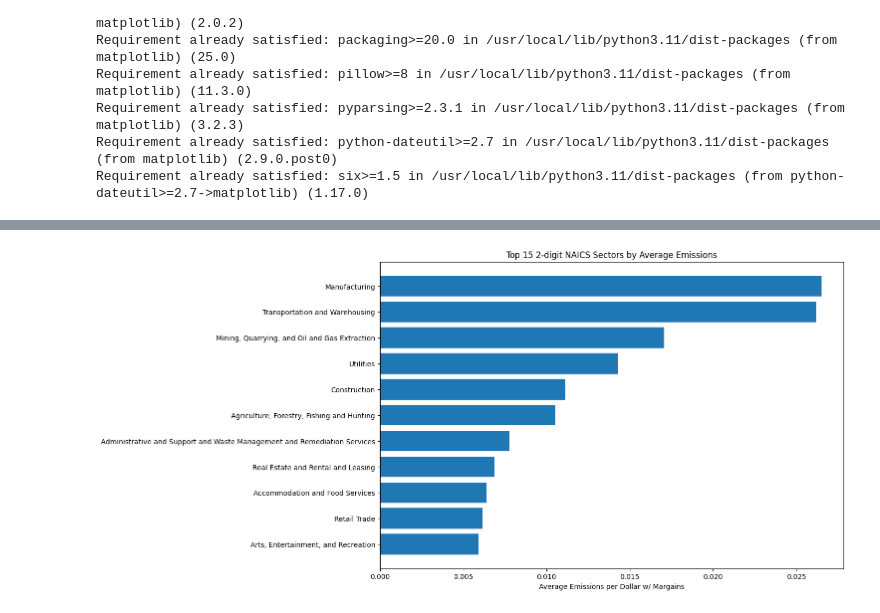
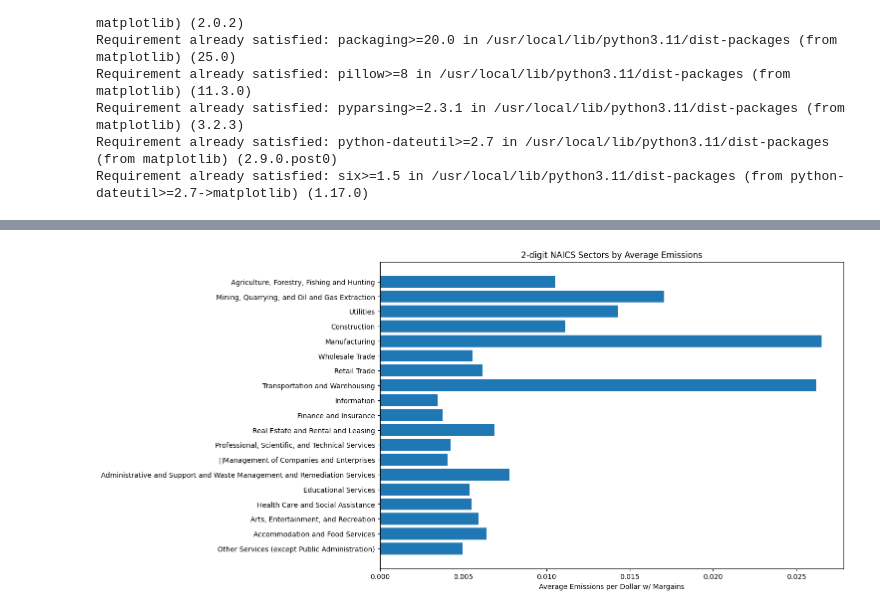
Before and after one commit to coopaloop536/Cooper_CO2_Emissions, a Jupyter notebook: CO2_Emissions_Project.ipynb, the cells around one changed output, grey strips where cells are left out. Saved outputs shown, nothing was run; the diff lists cells and outputs as text; code cells hidden in the pictures.

```diff
--- a/CO2_Emissions_Project.ipynb
+++ b/CO2_Emissions_Project.ipynb
@@ -55,13 +55,11 @@ df['NAICS Code'] = pd.to_numeric(df['NAICS Code'], errors='coerce') ## NAICS Cod
 
 df = df.dropna(subset=['NAICS Code']) ## Drops any rows that are missing NAICS Code
 
-df['NAICS Code'] = df['NAICS Code'].astype(int) ## Turns NAICS Code into an integer because sometimes there's floats
+df['NAICS Code'] = df['NAICS Code'].astype(str)
 
-df['NAICS Code'] = df['NAICS Code'].astype(str).str.zfill(6) ## Makes sure the NAICS Code is always 6 digits long because somewhere in the dataset there is a sub-6-digit NAICS Code
+grouped_2digit = df['NAICS Code'].str[:2]
 
-def truncate_naics(naics_code, digits=2): ## Truncates the NAICS Code to the specified number of digits which is 2 in this case
-    return naics_code[:digits]
+grouped_2digit = df.groupby(grouped_2digit)['Emissions per Dollar w/ Margains'].mean()
 
-grouped_2digit = df.groupby(df['NAICS Code'].apply(lambda x: truncate_naics(x, digits=2)))['Emissions per Dollar w/ Margains'].mean() ## Groups the data by the first 2 digits of the NAICS Code and calculates the average emissions per dollar
 
-grouped_2digit = grouped_2digit.sort_values(ascending=False) ## Sorts the data by the average emissions per dollar in descending order
+print(grouped_2digit)
@@ -68,31 +84,39 @@ grouped_2digit = grouped_2digit.sort_values(ascending=False) ## Sorts the data b
 # %%
 naics_2digit_names = {
     '11': 'Agriculture, Forestry, Fishing and Hunting',
     '21': 'Mining, Quarrying, and Oil and Gas Extraction',
     '22': 'Utilities',
     '23': 'Construction',
     '31': 'Manufacturing',
     '32': 'Manufacturing',
     '33': 'Manufacturing',
     '42': 'Wholesale Trade',
     '44': 'Retail Trade',
     '48': 'Transportation and Warehousing',
     '56': 'Administrative and Support and Waste Management and Remediation Services',
     '49': 'Transportation and Warehousing',
     '72': 'Accommodation and Food Services',
     '53': 'Real Estate and Rental and Leasing',
     '71': 'Arts, Entertainment, and Recreation',
     '62': 'Health Care and Social Assistance',
-    '45': 'Retail Trade'
+    '45': 'Retail Trade',
+    '61': 'Educational Services',
+    '81': 'Other Services (except Public Administration)',
+    '51': 'Information',
+    '52': 'Finance and Insurance',
+    '54': 'Professional, Scientific, and Technical Services',
+    '55': '	Management of Companies and Enterprises'
+
+
     }
 
 labels = grouped_2digit.index.map(naics_2digit_names.get)
 plt.figure(figsize=(12, 8))
-plt.barh(labels[:15], grouped_2digit.head(15))  # top 15 sectors
+plt.barh(labels, grouped_2digit)
 
 plt.xlabel('Average Emissions per Dollar w/ Margains')
-plt.title('Top 15 2-digit NAICS Sectors by Average Emissions')
+plt.title('2-digit NAICS Sectors by Average Emissions')
 plt.gca().invert_yaxis()  # Highest emission on top
 plt.show()
 # %% [output]
-[figure, old version]
+[figure, new version]
```
Also changed, not shown: parts of 1 cell of this notebook.
